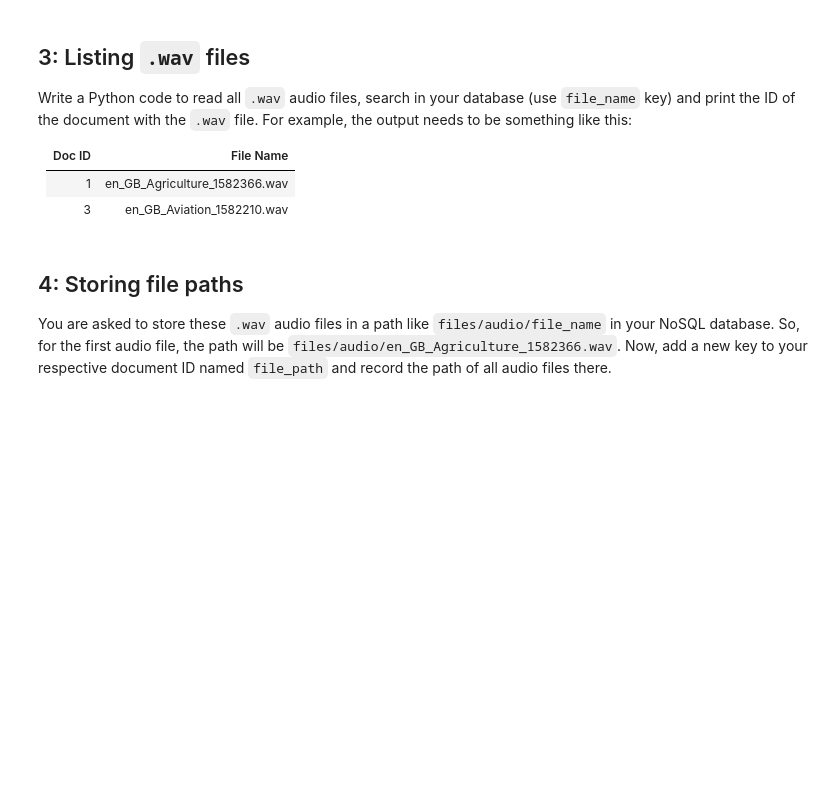
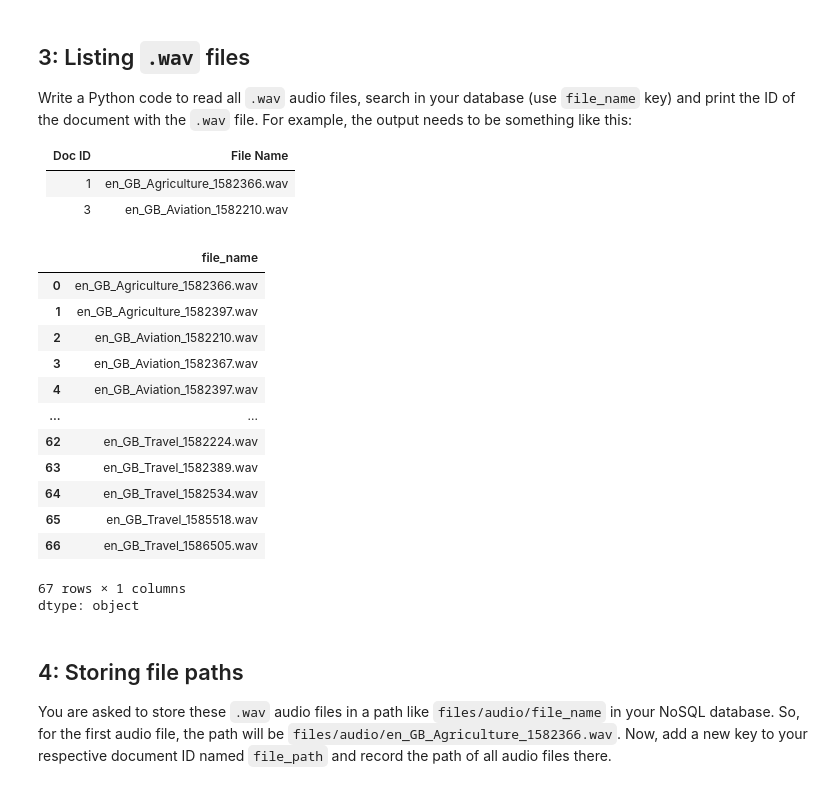
Before and after one commit to grahamhoward-coder/24047396_BigData_GenerativeModels, a Jupyter notebook: 24047396.ipynb, the cells around one changed output. Cells and saved outputs as stored; diff of their text form; code cells hidden in the pictures; blank space fills up the shorter version.

```diff
--- a/24047396.ipynb
+++ b/24047396.ipynb
@@ -146,8 +192,24 @@ Write a Python code to read all `.wav` audio files, search in your database (use
 # %%
 # BEGIN SOLUTION
 # Your code here with comments or explanation
-
+wave_files = target['file_name'].str[6:]
+wave_files
 # END SOLUTION
+# %% [output]
+|  | file_name |
+| 0 | en_GB_Agriculture_1582366.wav |
+| 1 | en_GB_Agriculture_1582397.wav |
+| 2 | en_GB_Aviation_1582210.wav |
+| 3 | en_GB_Aviation_1582367.wav |
+| 4 | en_GB_Aviation_1582397.wav |
+| ... | ... |
+| 62 | en_GB_Travel_1582224.wav |
+| 63 | en_GB_Travel_1582389.wav |
+| 64 | en_GB_Travel_1582534.wav |
+| 65 | en_GB_Travel_1585518.wav |
+| 66 | en_GB_Travel_1586505.wav |
+67 rows × 1 columns
+dtype: object
 # %% [markdown]
 ## 4: Storing file paths
 You are asked to store these `.wav` audio files in a path like `files/audio/file_name` in your NoSQL database. So, for the first audio file, the path will be `files/audio/en_GB_Agriculture_1582366.wav`. Now, add a new key to your respective document ID named `file_path` and record the path of all audio files there.
```
Also changed, not shown: parts of 15 cells of this notebook.
